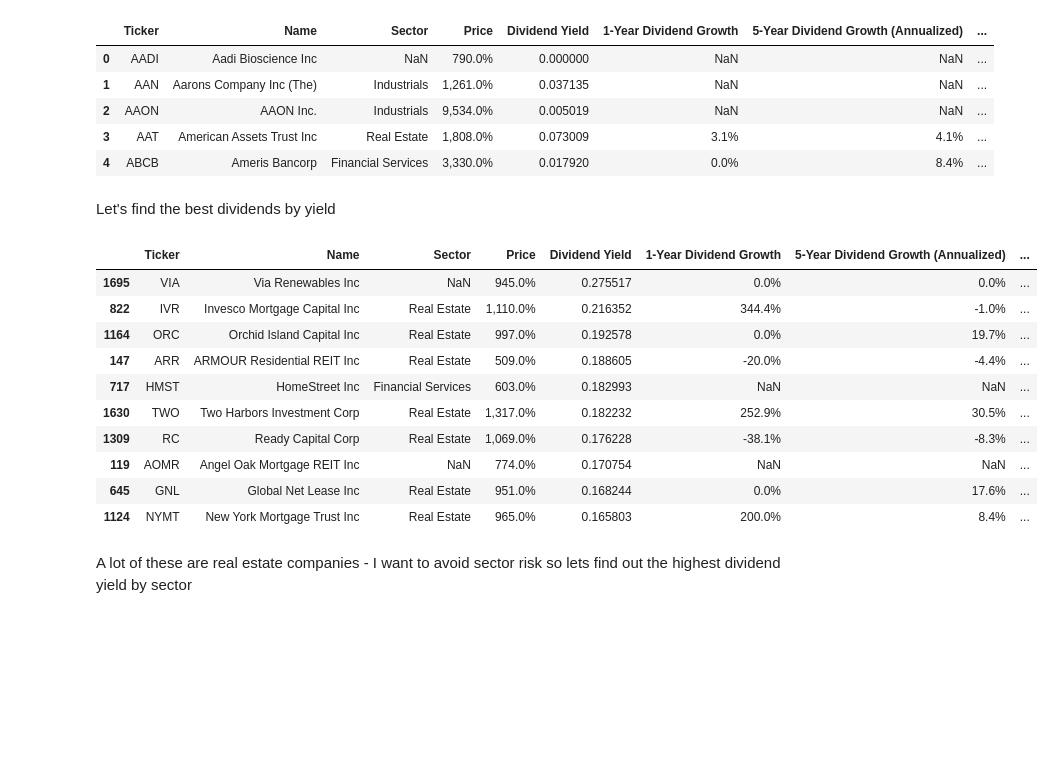
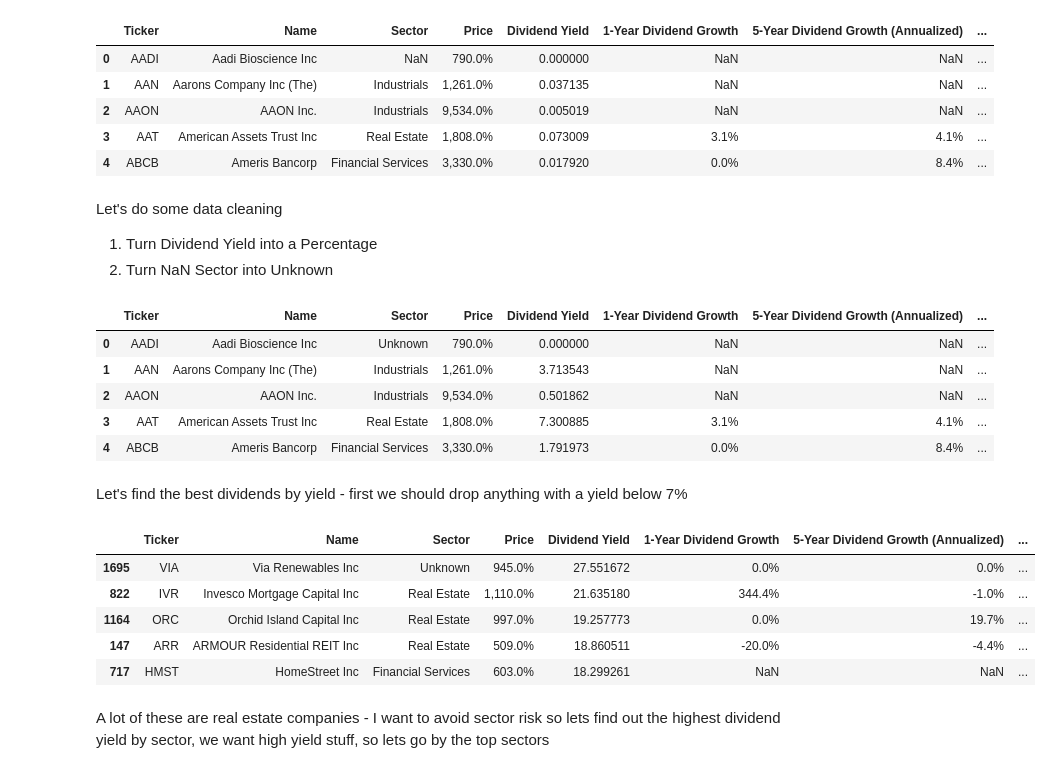
Before and after one commit to edy1482/Russel-2000, a Jupyter notebook: Dividend-Analysis.ipynb, the cells around one changed output. Drawn from its saved outputs; the diff is of its cells as text; code cells hidden in the pictures; blank space fills up the shorter version.

```diff
--- a/Dividend-Analysis.ipynb
+++ b/Dividend-Analysis.ipynb
@@ -13,22 +13,33 @@ df.head()
 | 2 | AAON | AAON Inc. | Industrials | 9,534.0% | 0.005019 | NaN | NaN | ... |
 | 3 | AAT | American Assets Trust Inc | Real Estate | 1,808.0% | 0.073009 | 3.1% | 4.1% | ... |
 | 4 | ABCB | Ameris Bancorp | Financial Services | 3,330.0% | 0.017920 | 0.0% | 8.4% | ... |
+# %% [markdown]
+Let's do some data cleaning
+1. Turn Dividend Yield into a Percentage
+2. Turn NaN Sector into Unknown
+# %%
+df['Dividend Yield'] = df['Dividend Yield'] * 100
+df['Sector'] = df['Sector'].fillna('Unknown')
+df.head()
+# %% [output]
+|  | Ticker | Name | Sector | Price | Dividend Yield | 1-Year Dividend Growth | 5-Year Dividend Growth (Annualized) | ... |
+| 0 | AADI | Aadi Bioscience Inc | Unknown | 790.0% | 0.000000 | NaN | NaN | ... |
+| 1 | AAN | Aarons Company Inc (The) | Industrials | 1,261.0% | 3.713543 | NaN | NaN | ... |
+| 2 | AAON | AAON Inc. | Industrials | 9,534.0% | 0.501862 | NaN | NaN | ... |
+| 3 | AAT | American Assets Trust Inc | Real Estate | 1,808.0% | 7.300885 | 3.1% | 4.1% | ... |
+| 4 | ABCB | Ameris Bancorp | Financial Services | 3,330.0% | 1.791973 | 0.0% | 8.4% | ... |
 # %% [markdown]
-Let's find the best dividends by yield
+Let's find the best dividends by yield - first we should drop anything with a yield below 7%
 # %%
+df = df.drop(df[df['Dividend Yield'] < 7].index)
 df = df.sort_values(by=['Dividend Yield'], ascending = False)
-df.head(10)
+df.head()
 # %% [output]
 |  | Ticker | Name | Sector | Price | Dividend Yield | 1-Year Dividend Growth | 5-Year Dividend Growth (Annualized) | ... |
-| 1695 | VIA | Via Renewables Inc | NaN | 945.0% | 0.275517 | 0.0% | 0.0% | ... |
-| 822 | IVR | Invesco Mortgage Capital Inc | Real Estate | 1,110.0% | 0.216352 | 344.4% | -1.0% | ... |
-| 1164 | ORC | Orchid Island Capital Inc | Real Estate | 997.0% | 0.192578 | 0.0% | 19.7% | ... |
-| 147 | ARR | ARMOUR Residential REIT Inc | Real Estate | 509.0% | 0.188605 | -20.0% | -4.4% | ... |
-| 717 | HMST | HomeStreet Inc | Financial Services | 603.0% | 0.182993 | NaN | NaN | ... |
-| 1630 | TWO | Two Harbors Investment Corp | Real Estate | 1,317.0% | 0.182232 | 252.9% | 30.5% | ... |
-| 1309 | RC | Ready Capital Corp | Real Estate | 1,069.0% | 0.176228 | -38.1% | -8.3% | ... |
-| 119 | AOMR | Angel Oak Mortgage REIT Inc | NaN | 774.0% | 0.170754 | NaN | NaN | ... |
-| 645 | GNL | Global Net Lease Inc | Real Estate | 951.0% | 0.168244 | 0.0% | 17.6% | ... |
-| 1124 | NYMT | New York Mortgage Trust Inc | Real Estate | 965.0% | 0.165803 | 200.0% | 8.4% | ... |
+| 1695 | VIA | Via Renewables Inc | Unknown | 945.0% | 27.551672 | 0.0% | 0.0% | ... |
+| 822 | IVR | Invesco Mortgage Capital Inc | Real Estate | 1,110.0% | 21.635180 | 344.4% | -1.0% | ... |
+| 1164 | ORC | Orchid Island Capital Inc | Real Estate | 997.0% | 19.257773 | 0.0% | 19.7% | ... |
+| 147 | ARR | ARMOUR Residential REIT Inc | Real Estate | 509.0% | 18.860511 | -20.0% | -4.4% | ... |
+| 717 | HMST | HomeStreet Inc | Financial Services | 603.0% | 18.299261 | NaN | NaN | ... |
 # %% [markdown]
-A lot of these are real estate companies - I want to avoid sector risk so lets find out the highest dividend yield by sector
+A lot of these are real estate companies - I want to avoid sector risk so lets find out the highest dividend yield by sector, we want high yield stuff, so lets go by the top sectors
```
Also changed, not shown: parts of 8 cells of this notebook.
